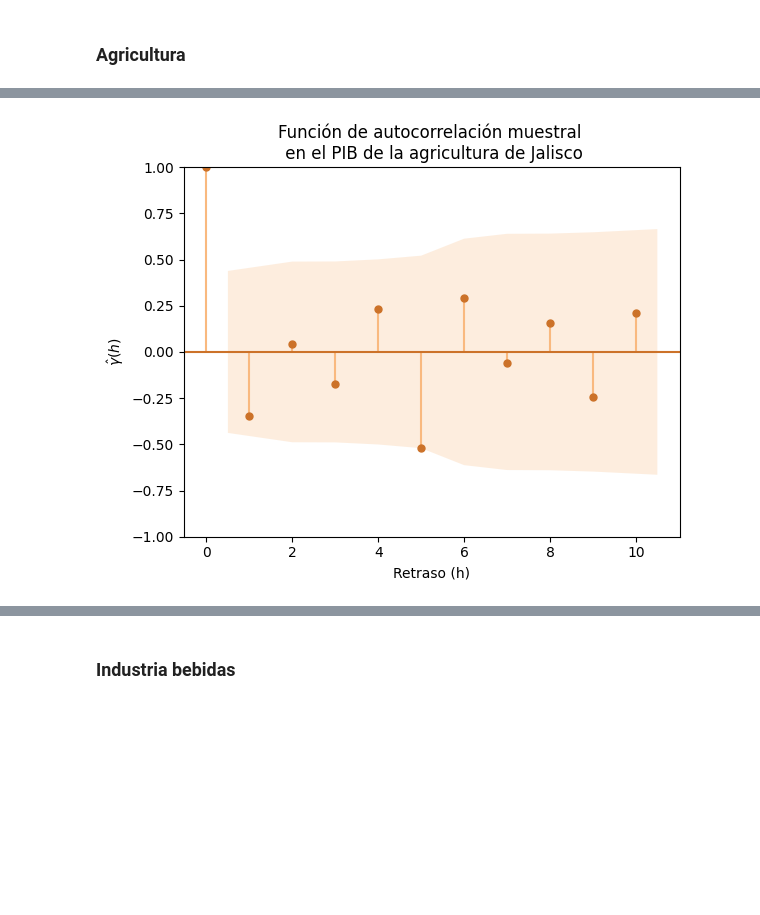
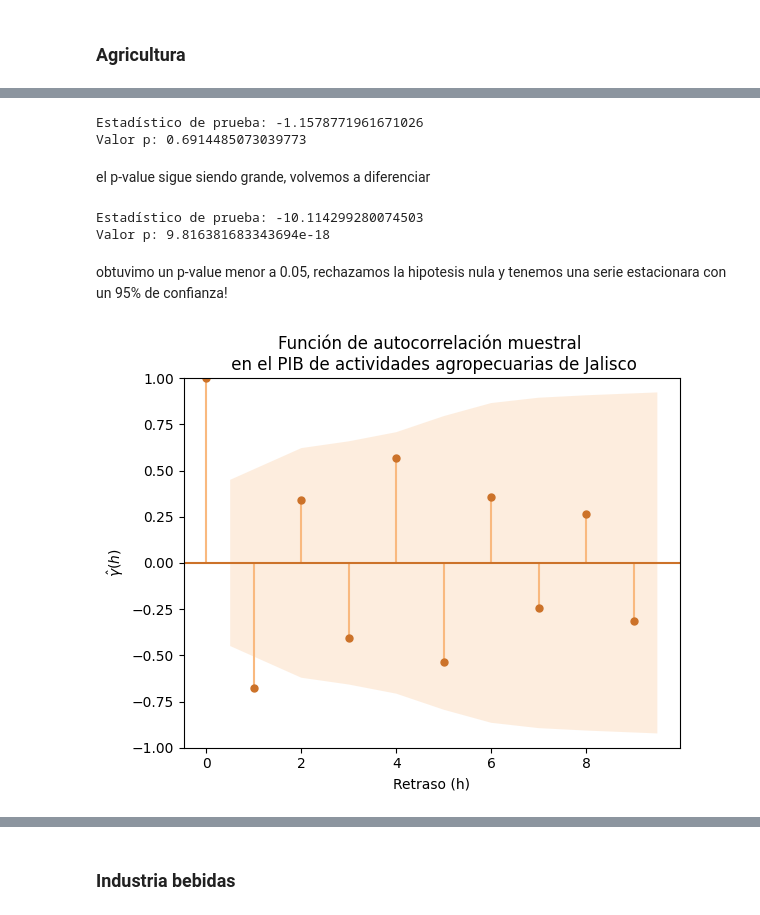
Before and after one commit to itzeltgc/Time-series-analysis, a Jupyter notebook: notebooks/project.ipynb, the cells around one changed output, grey strips where cells are left out. Saved outputs shown, nothing was run; the diff lists cells and outputs as text; code cells hidden in the pictures; blank space fills up the shorter version.

```diff
--- a/notebooks/project.ipynb
+++ b/notebooks/project.ipynb
@@ -215,4 +183,6 @@ See the caveats in the documentation: https://pandas.pydata.org/pandas-docs/stab
 # %%
-cols = ["Año",'Valor_agregado_bruto_total', 'agricultura', 'bebidas_tabaco', 'sector_inmobiliario', 'sector_cientifico']
-data_filtrada[cols]
+cols_numeric = ['Valor_agregado_bruto_total', 'actividades_agropecuarias', 'bebidas_tabaco', 'maquinaria']
+
+for c in cols_numeric:
+    data_filtrada[c] = pd.to_numeric(data_filtrada[c], errors='coerce')
 # %% [output]
@@ -236,2 +194,4 @@ data_filtrada[cols]
 # %%
-df_mm = data_filtrada.copy()
+cols = ['Año'] + cols_numeric
+df_mm = data_filtrada[cols].copy()
+df_mm
@@ -305,17 +359,40 @@ obtuvimos un p-value menor a 0.05, por lo que rechazamos nuestra hipotesis nula,
+# %%
+agropecuarias_1 = np.diff(df_mm["actividades_agropecuarias"].copy(), n = 1)
+# %%
+test_estacionalidad_agropecuarias_1 = adfuller(agropecuarias_1)
+print(f"Estadístico de prueba: {test_estacionalidad_agropecuarias_1[0]}")
+print(f"Valor p: {test_estacionalidad_agropecuarias_1[1]}")
+# %% [output]
+Estadístico de prueba: -1.1578771961671026
+Valor p: 0.6914485073039773
+# %% [markdown]
+el p-value sigue siendo grande, volvemos a diferenciar
+# %%
+agropecuarias_2 = np.diff(agropecuarias_1, n = 1)
+
+test_estacionalidad_agropecuarias_2 = adfuller(agropecuarias_2)
+print(f"Estadístico de prueba: {test_estacionalidad_agropecuarias_2[0]}")
+print(f"Valor p: {test_estacionalidad_agropecuarias_2[1]}")
+# %% [output]
+Estadístico de prueba: -10.114299280074503
+Valor p: 9.816381683343694e-18
+# %% [markdown]
+obtuvimo un p-value menor a 0.05, rechazamos la hipotesis nula y tenemos una serie estacionara con un 95% de confianza!
 # %%
 from statsmodels.graphics.tsaplots import plot_acf
 
 fig, ax = plt.subplots()
-plot_acf(agricultura_1, vlines_kwargs = {"color": "#f9b97f"}, color = "#cc7229", ax = ax);
+plot_acf(agropecuarias_2, vlines_kwargs = {"color": "#f9b97f"}, color = "#cc7229", ax = ax);
 plt.xlabel("Retraso (h)")
 plt.ylabel(r"$\hat{\gamma}(h)$")
-plt.title("Función de autocorrelación muestral \n en el PIB de la agricultura de Jalisco")
+plt.title("Función de autocorrelación muestral \n en el PIB de actividades agropecuarias de Jalisco")
 
 for poly in ax.collections:
     poly.set_facecolor("#f9b97f")
+plt.savefig("prueba acf agricultural.png")
 plt.show();
 # %% [output]
-[figure, old version]
+[figure, new version]
 # %%
 from statsmodels.graphics.tsaplots import plot_pacf
 
```
Also changed, not shown: parts of 96 cells of this notebook, 21 other files.
